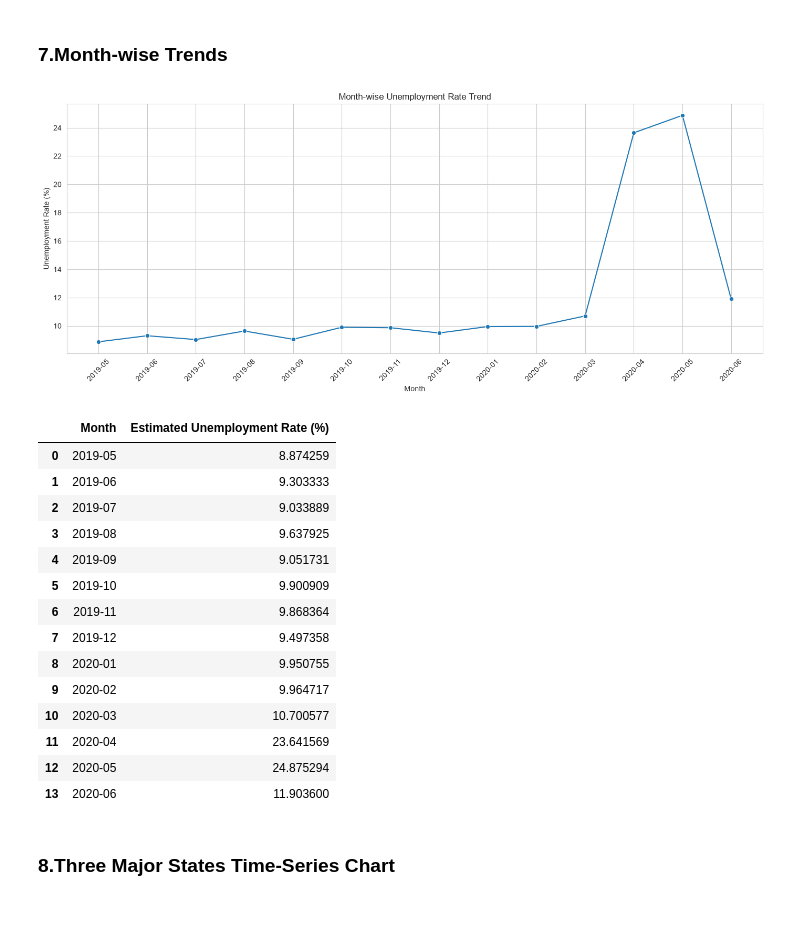
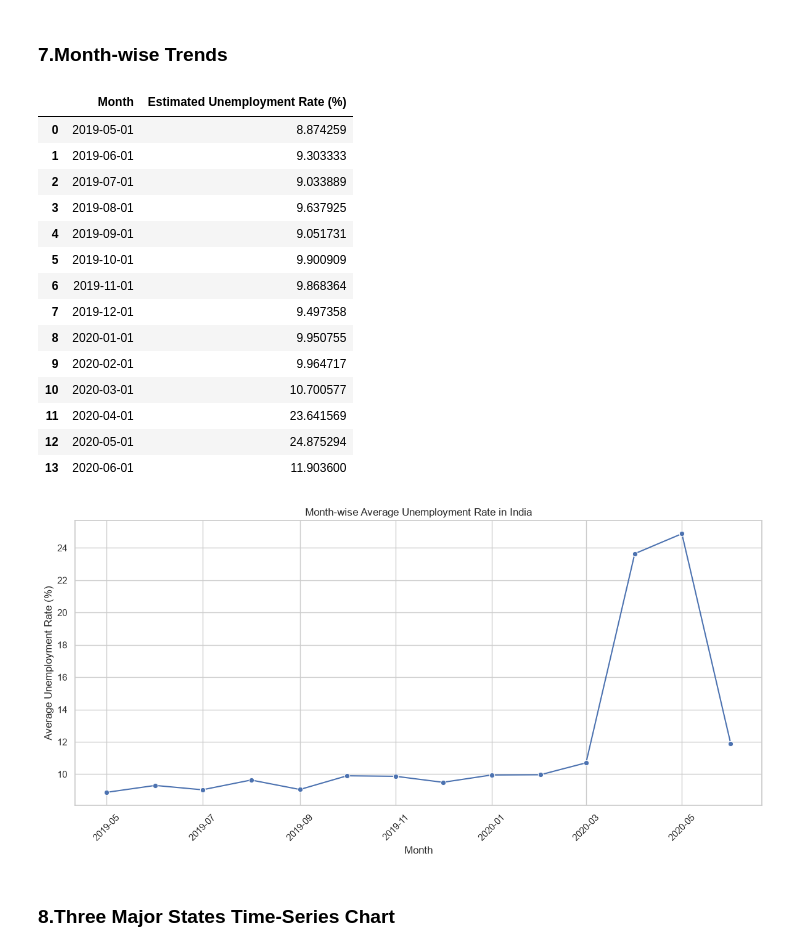
Before and after one commit to ChaudhariUtkarsh/2.Unemployment_Analysis, a Jupyter notebook: Unemployment_Analysis.ipynb, the cells around one changed output. Drawn from its saved outputs; the diff is of its cells as text; code cells hidden in the pictures; blank space fills up the shorter version.

```diff
--- a/Unemployment_Analysis.ipynb
+++ b/Unemployment_Analysis.ipynb
@@ -5,12 +5,10 @@ import pandas as pd
 import numpy as np
 import matplotlib.pyplot as plt
 import seaborn as sns
-import warnings
+from pathlib import Path
 
-warnings.filterwarnings("ignore")
+sns.set_theme(style="whitegrid")
+plt.rcParams["figure.figsize"] = (10, 6)
 
-sns.set_style("whitegrid")
-plt.rcParams["figure.figsize"] = (12, 6)
-
-print("Libraries Imported Successfully!")
+print("Libraries imported successfully!")
 # %% [output]
@@ -18,8 +16,19 @@ Libraries Imported Successfully!
 # %% [markdown]
 ### 2.Load Dataset
 # %%
-df = pd.read_csv("Unemployment in India.csv")
+# Load Dataset
+DATASET_PATH = Path("Unemployment in India.csv")
+if not DATASET_PATH.exists():
+    raise FileNotFoundError(f"Dataset not found: {DATASET_PATH.resolve()}")
+df = pd.read_csv(DATASET_PATH)
+
+# Remove extra spaces from column names
+df.columns = df.columns.str.strip()
+
+# Remove extra spaces from text values
+for col in df.select_dtypes(include="object").columns:
+    df[col] = df[col].str.strip()
 print("Dataset Loaded Successfully!")
-df.head()
+display(df.head())
 # %% [output]
 Dataset Loaded Successfully!
@@ -188,34 +225,35 @@ Name: Estimated Unemployment Rate (%), dtype: float64
 # %% [markdown]
 ### 7.Month-wise Trends
 # %%
-monthly_trend = (df.groupby("Month")["Estimated Unemployment Rate (%)"].mean().reset_index())
-plt.figure(figsize=(14, 6))
-sns.lineplot(data=monthly_trend, x="Month", y="Estimated Unemployment Rate (%)", marker="o")
+monthly_avg = (df.groupby("Month")["Estimated Unemployment Rate (%)"].mean().reset_index().sort_values("Month"))
+display(monthly_avg)
+plt.figure(figsize=(12, 6))
+sns.lineplot(data=monthly_avg, x="Month", y="Estimated Unemployment Rate (%)", marker="o")
 
-plt.title("Month-wise Unemployment Rate Trend")
+plt.title("Month-wise Average Unemployment Rate in India")
 plt.xlabel("Month")
-plt.ylabel("Unemployment Rate (%)")
+plt.ylabel("Average Unemployment Rate (%)")
+
 plt.xticks(rotation=45)
 plt.tight_layout()
 plt.show()
-display(monthly_trend)
 # %% [output]
+|  | Month | Estimated Unemployment Rate (%) |
+| 0 | 2019-05-01 | 8.874259 |
+| 1 | 2019-06-01 | 9.303333 |
+| 2 | 2019-07-01 | 9.033889 |
+| 3 | 2019-08-01 | 9.637925 |
+| 4 | 2019-09-01 | 9.051731 |
+| 5 | 2019-10-01 | 9.900909 |
+| 6 | 2019-11-01 | 9.868364 |
+| 7 | 2019-12-01 | 9.497358 |
+| 8 | 2020-01-01 | 9.950755 |
+| 9 | 2020-02-01 | 9.964717 |
+| 10 | 2020-03-01 | 10.700577 |
+| 11 | 2020-04-01 | 23.641569 |
+| 12 | 2020-05-01 | 24.875294 |
+| 13 | 2020-06-01 | 11.903600 |
-[figure, old version]
+[figure, new version]
-|  | Month | Estimated Unemployment Rate (%) |
-| 0 | 2019-05 | 8.874259 |
-| 1 | 2019-06 | 9.303333 |
-| 2 | 2019-07 | 9.033889 |
-| 3 | 2019-08 | 9.637925 |
-| 4 | 2019-09 | 9.051731 |
-| 5 | 2019-10 | 9.900909 |
-| 6 | 2019-11 | 9.868364 |
-| 7 | 2019-12 | 9.497358 |
-| 8 | 2020-01 | 9.950755 |
-| 9 | 2020-02 | 9.964717 |
-| 10 | 2020-03 | 10.700577 |
-| 11 | 2020-04 | 23.641569 |
-| 12 | 2020-05 | 24.875294 |
-| 13 | 2020-06 | 11.903600 |
 # %% [markdown]
 ### 8.Three Major States Time-Series Chart
 # %%
```
Also changed, not shown: parts of 26 cells of this notebook, 2 other files.
